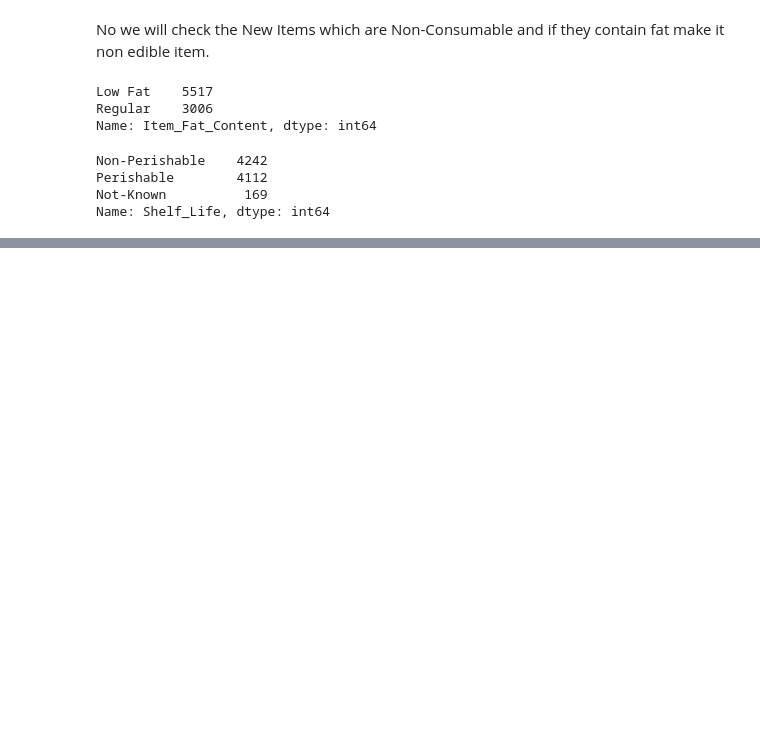
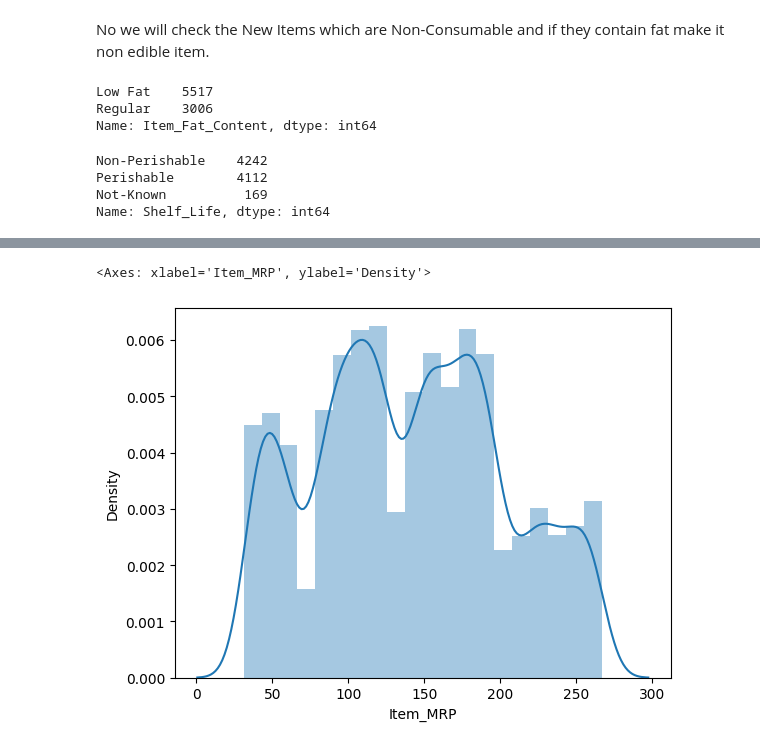
Before and after one commit to prateekkosta/Big-Mart-sales-analysis-, a Jupyter notebook: BigMart_Data_Analysis.ipynb, the cells around one changed output, grey strips where cells are left out. Cells and saved outputs as stored; diff of their text form; code cells hidden in the pictures; blank space fills up the shorter version.

```diff
--- a/BigMart_Data_Analysis.ipynb
+++ b/BigMart_Data_Analysis.ipynb
@@ -333,0 +370,5 @@ Name: Shelf_Life, dtype: int64
+# %%
+sns.distplot(df['Item_MRP'], bins= 20)
+# %% [output]
+<Axes: xlabel='Item_MRP', ylabel='Density'>
+[figure, added]
```
Also changed, not shown: parts of 17 cells of this notebook.
